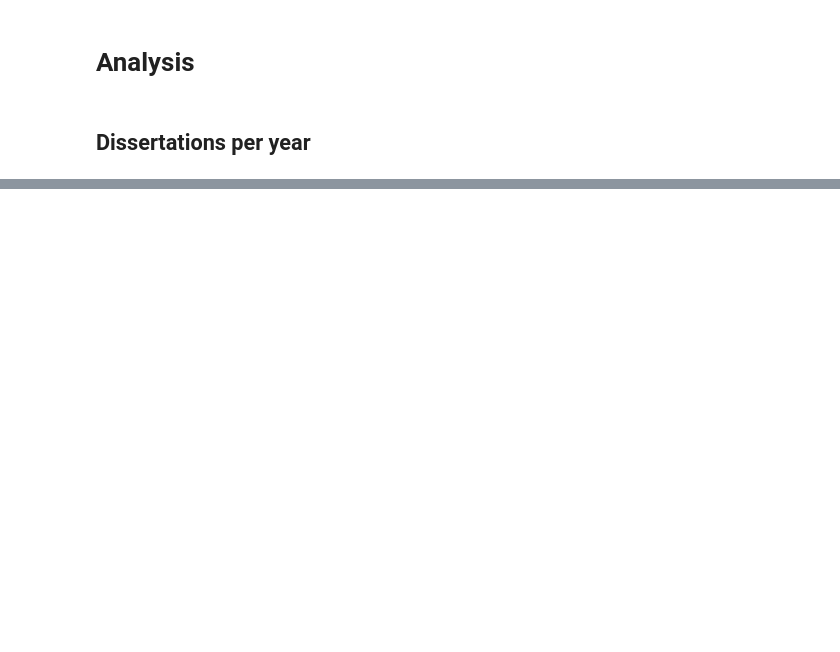
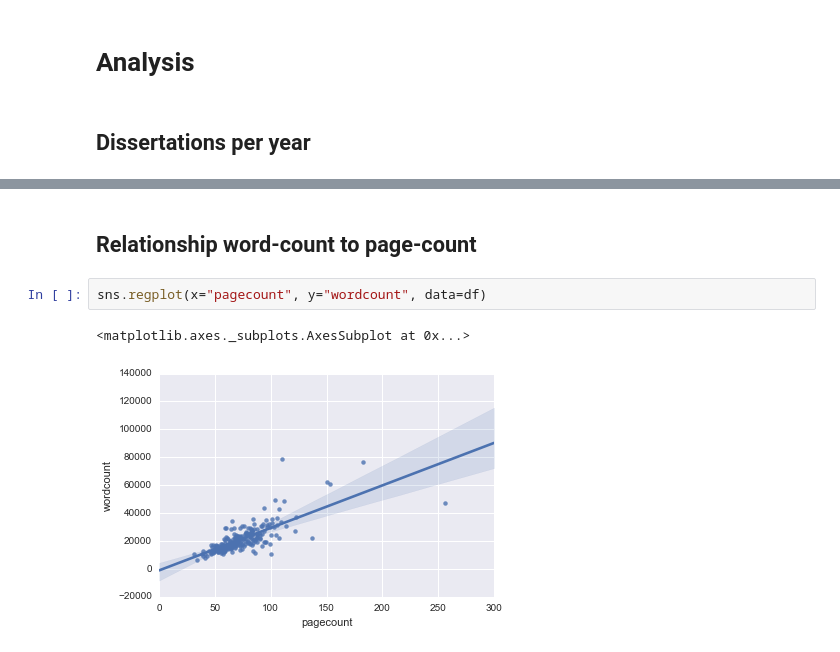
Before and after one commit to PatrickSchiffmann/epcc-dissertation-analysis, a Jupyter notebook: Scraper & Exploration.ipynb, the cells around one changed output, grey strips where cells are left out. Cells and saved outputs as stored; diff of their text form; blank space fills up the shorter version.

```diff
--- a/Scraper & Exploration.ipynb
+++ b/Scraper & Exploration.ipynb
@@ -174,0 +214,7 @@ Visualisation dissertations/2012-2013/Visual%20Parallel%20Programming.txt
+# %% [markdown]
+## Relationship word-count to page-count
+# %%
+sns.regplot(x="pagecount", y="wordcount", data=df)
+# %% [output]
+<matplotlib.axes._subplots.AxesSubplot at 0x...>
+[figure, added]
```
Also changed, not shown: parts of 20 cells of this notebook.
